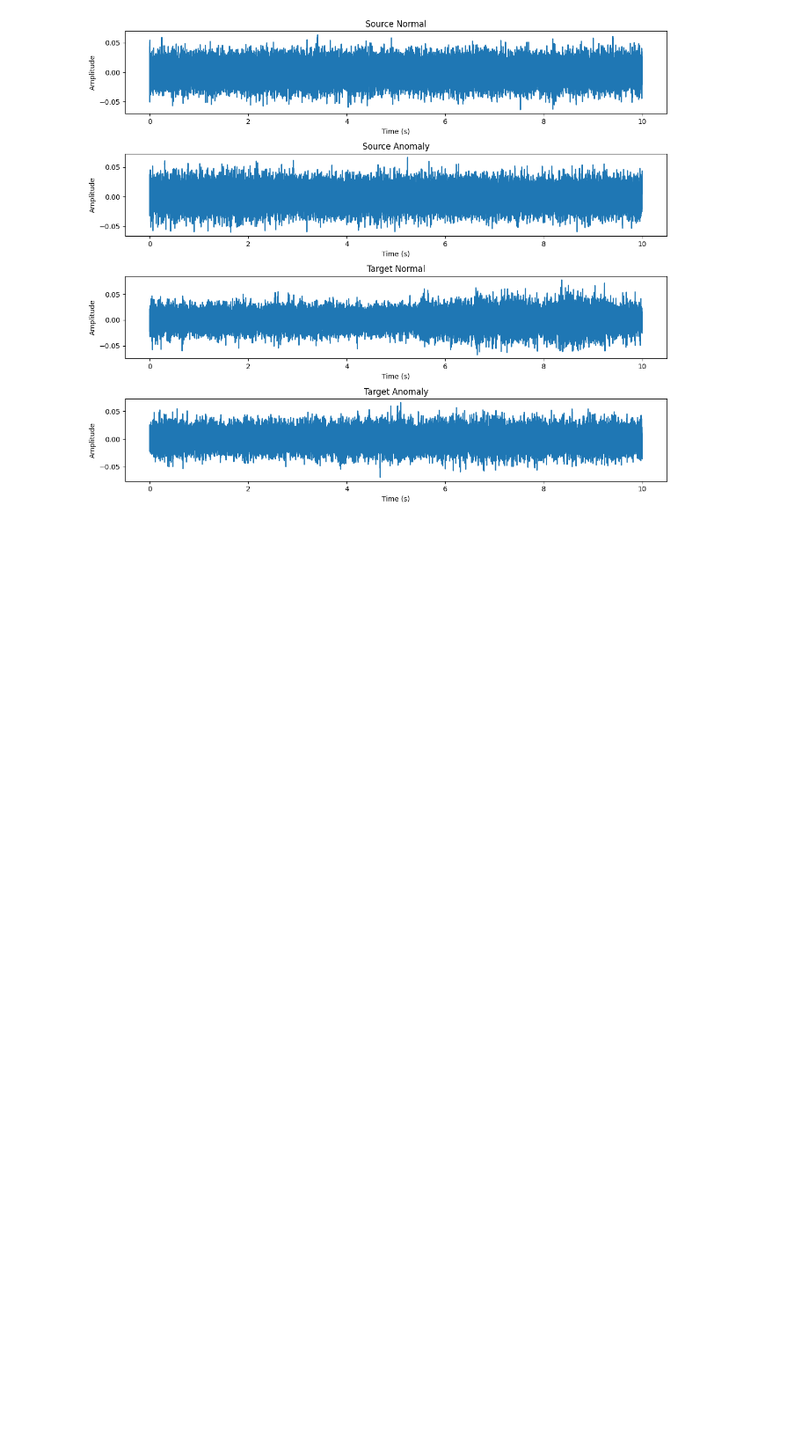
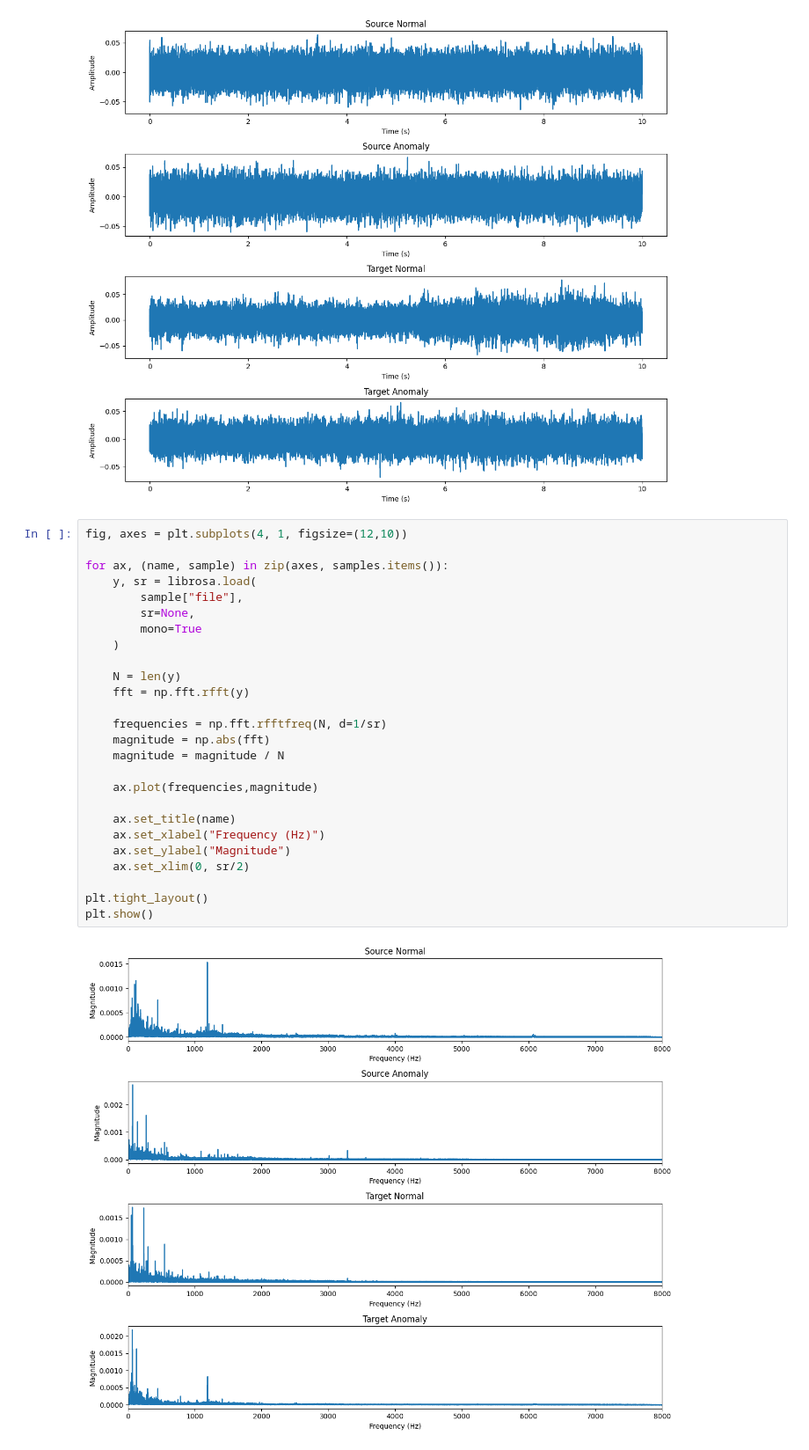
Before and after one commit to chanky1998/industrial-acoustic-condition-monitoring, a Jupyter notebook: notebooks/02_signal_analysis.ipynb, the cells around one changed output. Shown at 88% size. Drawn from its saved outputs; the diff is of its cells as text; blank space fills up the shorter version.

```diff
--- a/notebooks/02_signal_analysis.ipynb
+++ b/notebooks/02_signal_analysis.ipynb
@@ -195,6 +209,34 @@ plt.tight_layout()
 plt.show()
 # %% [output]
 [figure]
+# %%
+fig, axes = plt.subplots(4, 1, figsize=(12,10))
+
+for ax, (name, sample) in zip(axes, samples.items()):
+    y, sr = librosa.load(
+        sample["file"],
+        sr=None,
+        mono=True
+    )
+
+    N = len(y)
+    fft = np.fft.rfft(y)
+
+    frequencies = np.fft.rfftfreq(N, d=1/sr)
+    magnitude = np.abs(fft)
+    magnitude = magnitude / N
+
+    ax.plot(frequencies,magnitude)
+
+    ax.set_title(name)
+    ax.set_xlabel("Frequency (Hz)")
+    ax.set_ylabel("Magnitude")
+    ax.set_xlim(0, sr/2)
+
+plt.tight_layout()
+plt.show()
+# %% [output]
+[figure, added]
 # %%
 def plot_spectrogram(ax, y, sr, title):
     D = librosa.stft(
```
Also changed, not shown: parts of 2 cells of this notebook.
